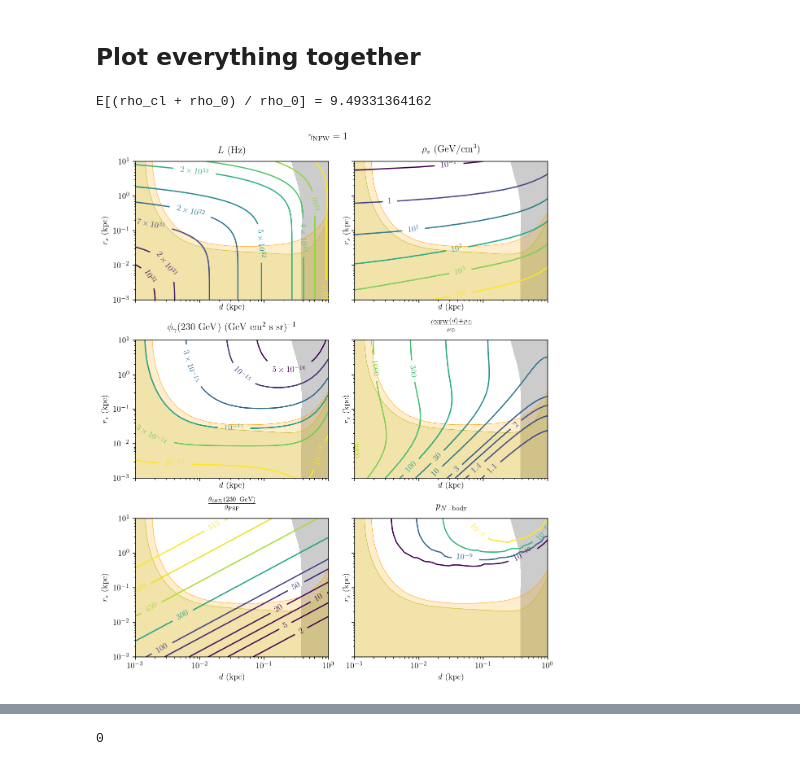
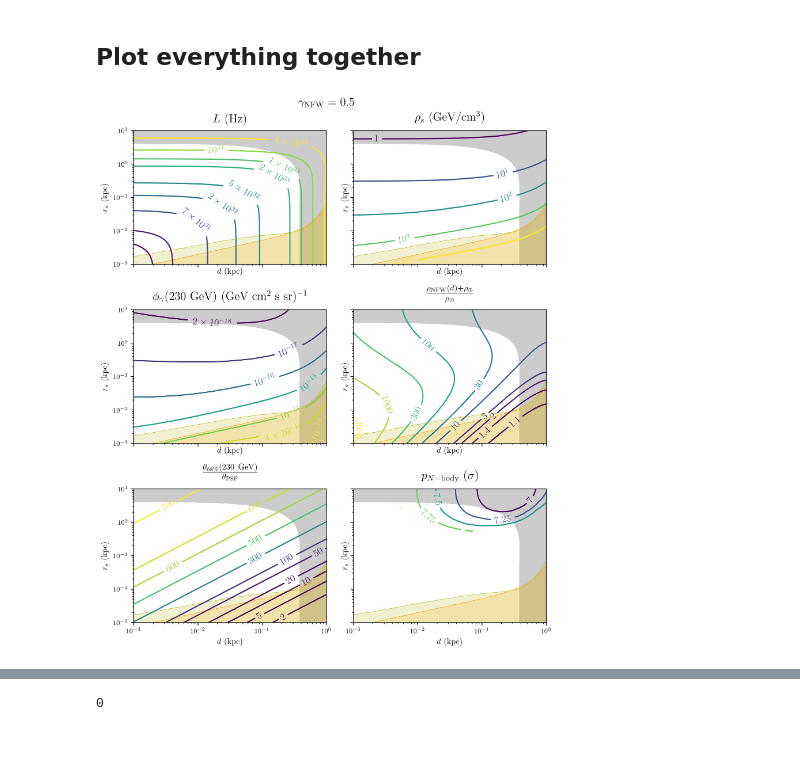
Before and after one commit to adam-coogan/cr_lines_from_dm_subhalos, a Jupyter notebook: Contour plots 6.ipynb, the cells around one changed output, grey strips where cells are left out. Cells and saved outputs as stored; diff of their text form; code cells hidden in the pictures.

Commit message:
Updated plots; plotted likelihood contours marginalizing over gamma_exp

```diff
--- a/Contour plots 6.ipynb
+++ b/Contour plots 6.ipynb
@@ -31,8 +31,8 @@ pr_base_path = "../DAMPE+DM clumps/data/likelihoods/"
 # %% [markdown]
 # NFW profile
 # %%
-# gamma_nfw = 0.5
-gamma_nfw = 1.
+gamma_nfw = 0.5
+# gamma_nfw = 1.
 
 dist = np.logspace(-3, 0, 50)
 r_s = np.logspace(-3, 1, 50)
@@ -51,8 +51,8 @@ for var in ["rho_s", "rho_rel", "lum", "phi_g", "lw",
     exec(var + "_nfw = np.loadtxt('" + base_path_nfw + var + ".csv', delimiter=',')")
 
 # Load likelihoods using Ben's processing
-dist_pr, r_s_pr, pr_nfw = np.loadtxt(
-    pr_base_path + "nfw/nfw_gamma_%.2f.csv" % gamma_nfw,
+dist_pr, r_s_pr, pr_nfw = np.genfromtxt(
+    pr_base_path + "nfw/sigmas_nfw_gamma_%.2f.csv" % gamma_nfw,
     delimiter=',').T
 
 dist_pr = dist_pr.reshape(len(np.unique(dist_pr)), -1).T
@@ -246,13 +246,13 @@ levels_nfw[0.5] = {"lum": [1e31, 2e31, 7e31, 2e32, 5e32, 2e33, 4e33, 1e34, 4e34]
                    "phi_g": [2e-18, 1e-17, 1e-16, 1e-15, 1e-14, 4e-14, 1e-13],
                    "rho_rel": [1.1, 1.4, 2, 3, 10, 30, 100, 300, 1e3, 3e3],
                    "extent": [2, 5, 10, 20, 50, 100, 300, 500, 600, 650, 700],
-                   "pr": [1e-15, 1e-14, 1e-13, 1e-12, 1e-11]}
+                   "pr": np.arange(6.75, 8.25, 0.25)}
 levels_nfw[1.0] = {"lum": [1e31, 2e31, 7e31, 2e32, 5e32, 2e33, 4e33, 1e34, 4e34],
                    "rho_s": [0.1, 1, 10, 1e2, 1e3, 1e4],
                    "phi_g": [5e-16, 1e-15, 3e-15, 1e-14, 3e-14, 1e-13, 1e-12, 1e-10, 1e-8],
                    "rho_rel": [1.1, 1.4, 2, 3, 10, 30, 100, 300, 1e3, 3e3],
                    "extent": [2, 5, 10, 20, 50, 100, 300, 450, 500, 515],
-                   "pr": [1e-10, 1e-9, 1e-8, 1e-7]}
+                   "pr": np.arange(4, 8, 0.5)}
 # %%
 fig, axs = plt.subplots(nrows=3, ncols=2, sharex=True, sharey=True,
                         figsize=(8, 10))
@@ -286,37 +286,34 @@ ax.set_xscale('log')
 ax.set_yscale('log')
 ax.set_xlim(dist[[0, -1]])
 ax.set_ylim(r_s[[0, -1]])
 ax.set_title(r"$L$ (Hz)", pad=10)
 sci_contours(dist_mg, r_s_mg, lum_nfw, ax, levels=levels_nfw[gamma_nfw]["lum"])
 
 ax = axs[0, 1]
 ax.set_title(r"$\rho_s$ (GeV/cm$^3$)", pad=10)
 sci_contours(dist_mg, r_s_mg, rho_s_nfw, ax, levels=levels_nfw[gamma_nfw]["rho_s"])
 
 ax = axs[1, 0]
 ax.set_title(r"$\phi_\gamma(230\ \mathrm{GeV})$"
              r" (GeV cm$^2$ s sr)$^{-1}$", pad=10)
 sci_contours(dist_mg, r_s_mg, phi_g_nfw, ax, levels=levels_nfw[gamma_nfw]["phi_g"])
 
 ax = axs[1, 1]
 ax.set_title(r"$\frac{\rho_{\mathrm{NFW}}(d) +"
              r"\rho_\oplus}{\rho_\oplus}$", pad=10)
 normal_contours(dist_mg, r_s_mg, rho_rel_nfw, ax, levels=levels_nfw[gamma_nfw]["rho_rel"])
 
 ax = axs[2, 0]
 ax.set_title(r"$\frac{\theta_{68\%}(230\ \mathrm{GeV})}{\theta_{\rm PSF}}$", pad=10)
-normal_contours(dist_mg, r_s_mg, extent_nfw/fermi_psf, ax, levels=levels_nfw[gamma_nfw]["extent"],
-                norm=None)
+normal_contours(dist_mg, r_s_mg, extent_nfw/fermi_psf, ax,
+                levels=levels_nfw[gamma_nfw]["extent"], norm=None)
 
 ax = axs[2, 1]
-ax.set_title(r"$p_{N {\rm -body}}$", pad=10)
+ax.set_title(r"$p_{N {\rm -body}}$ $(\sigma)$", pad=10)
 sci_contours(dist_pr, r_s_pr, pr_nfw, ax, levels=levels_nfw[gamma_nfw]["pr"])
 
 fig.tight_layout(rect=[0, 0.03, 1, 0.975])
 fig.savefig("figures/contour_plots_nfw_gamma_{}.pdf".format(
     "{:.1f}".format(gamma_nfw).replace(".", "-")))
-
-print("E[(rho_cl + rho_0) / rho_0] = {}".format(np.sum(pr_nfw * rho_rel_nfw) / pr_nfw.sum()))
 # %% [output]
-E[(rho_cl + rho_0) / rho_0] = 9.49331364162
-[figure, old version]
+[figure, new version]
```
Also changed, not shown: parts of 28 cells of this notebook, 6 other files.
